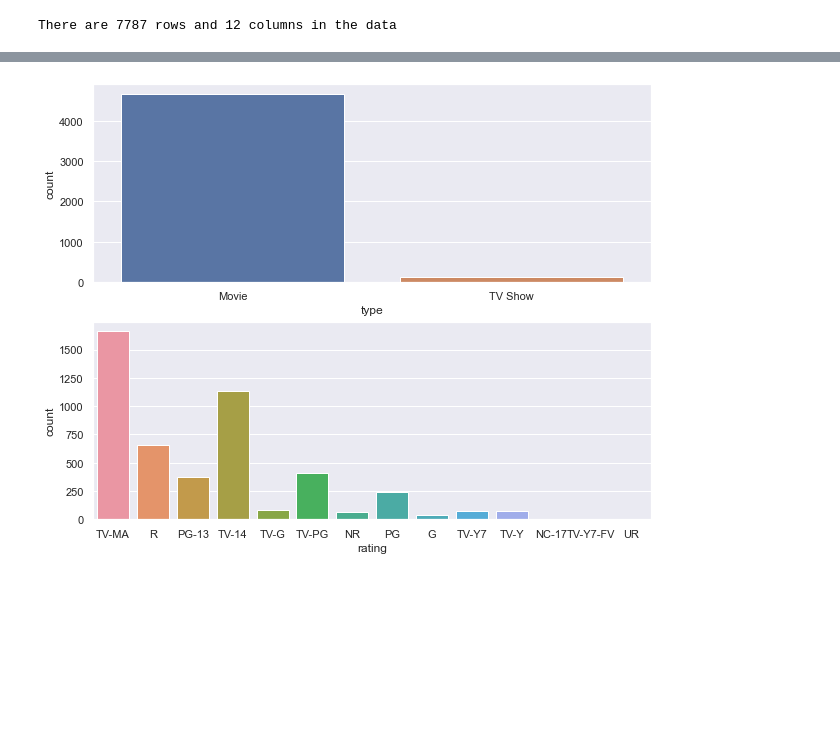
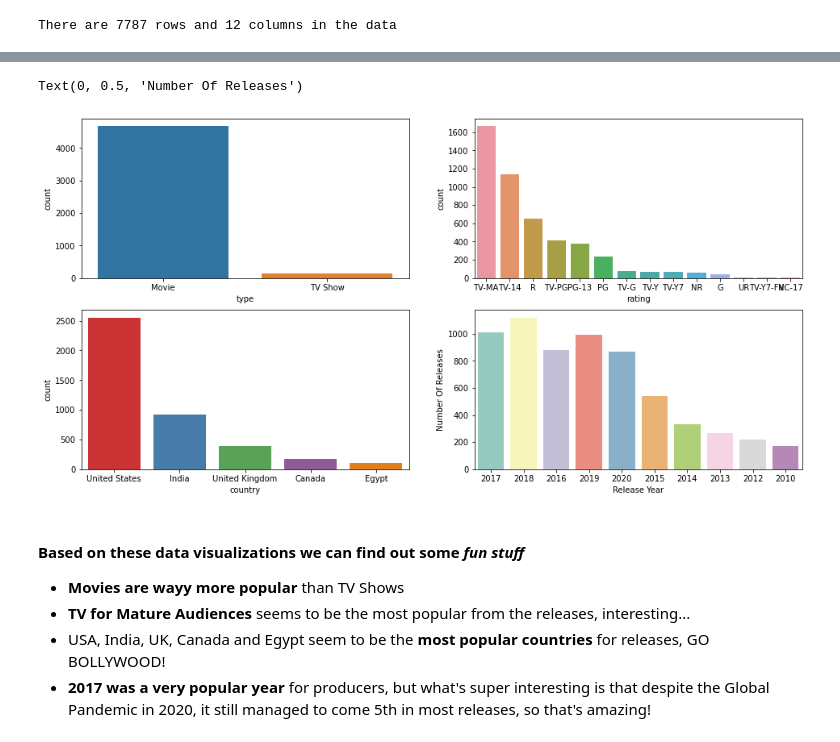
Before and after one commit to nikabosedata/analysis_of_netflix_titles, a Jupyter notebook: A Deeper Look at Netflix! .ipynb, the cells around one changed output, grey strips where cells are left out. Cells and saved outputs as stored; diff of their text form; code cells hidden in the pictures; blank space fills up the shorter version.

Commit message:
data analysis
Added Analysis of Data

```diff
--- a/A Deeper Look at Netflix! .ipynb
+++ b/A Deeper Look at Netflix! .ipynb
@@ -61,6 +68,19 @@ data
-# %%
-f, ax = plt.subplots(2,figsize=(10,8))
-vis1 = sns.countplot(data["type"], ax= ax[0])
-vis2 = sns.countplot(data["rating"], ax=ax[1])
-# %% [output]
-[figure, removed]
+# %%
+f, ax = plt.subplots(2,2,figsize=(16,8))
+vis1 = sns.countplot(data["type"], ax= ax[0][0])
+vis2 = sns.countplot(data["rating"], ax=ax[0][1], order=data['rating'].value_counts().index[0:15])
+vis3 = sns.countplot(df['country'],ax=ax[1][0],palette = 'Set1', order=data['country'].value_counts().index[0:5])
+plt.xlabel('Country')
+plt.ylabel('Number Of Releases')
+vis4= sns.countplot(df['release_year'], ax = ax[1][1] ,palette = 'Set3', order = data['release_year'].value_counts().index[0:10])
+plt.xlabel('Release Year')
+plt.ylabel('Number Of Releases')
+# %% [output]
+Text(0, 0.5, 'Number Of Releases')
+[figure, added]
+# %% [markdown]
+#### Based on these data visualizations we can find out some *fun stuff*
+- **Movies are wayy more popular** than TV Shows
+- **TV for Mature Audiences** seems to be the most popular from the releases, interesting...
+- USA, India, UK, Canada and Egypt seem to be the **most popular countries** for releases, GO BOLLYWOOD!
+- **2017 was a very popular year** for producers, but what's super interesting is that despite the Global Pandemic in 2020, it still managed to come 5th in most releases, so that's amazing!
```
Also changed, not shown: parts of 4 cells of this notebook, 1 other file.
